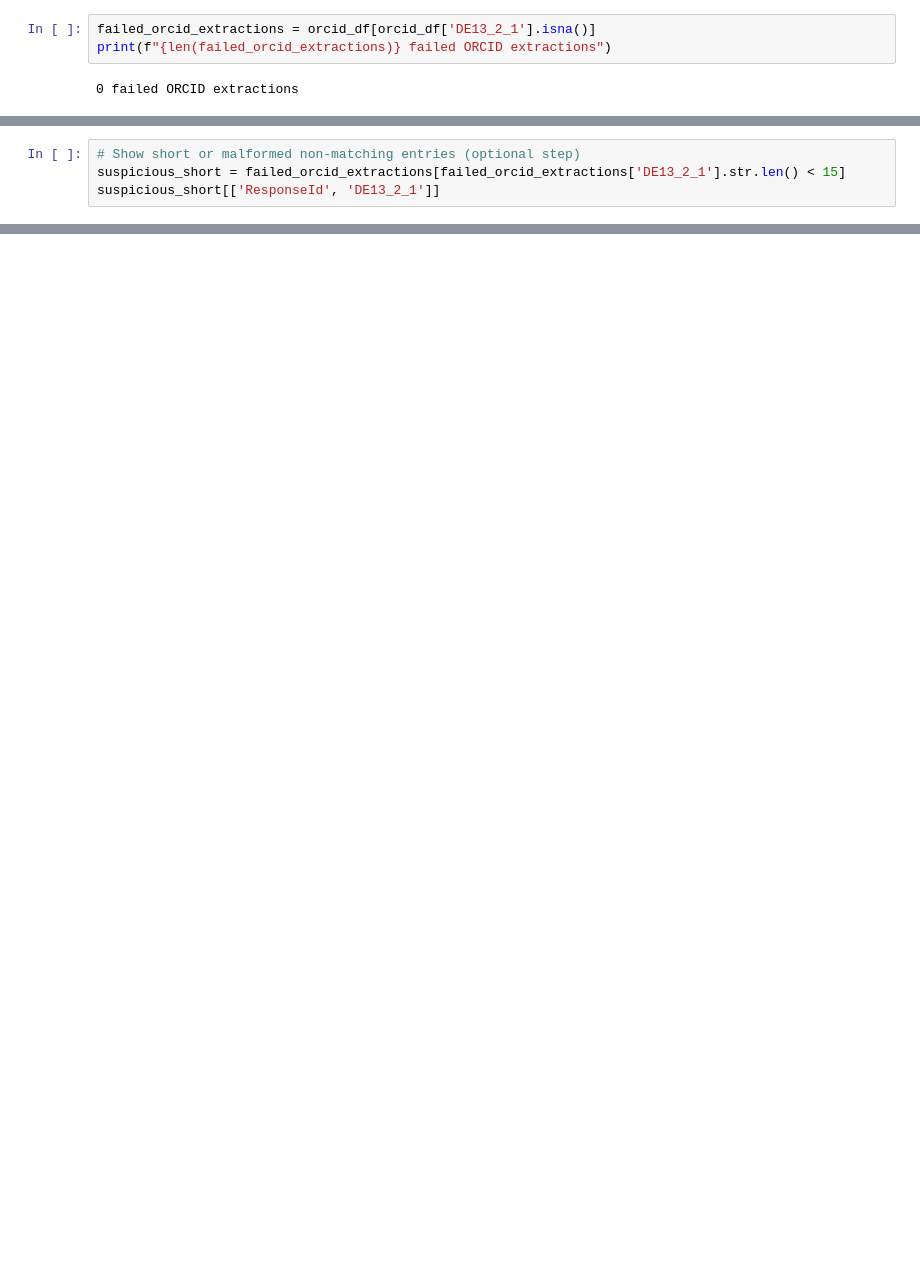
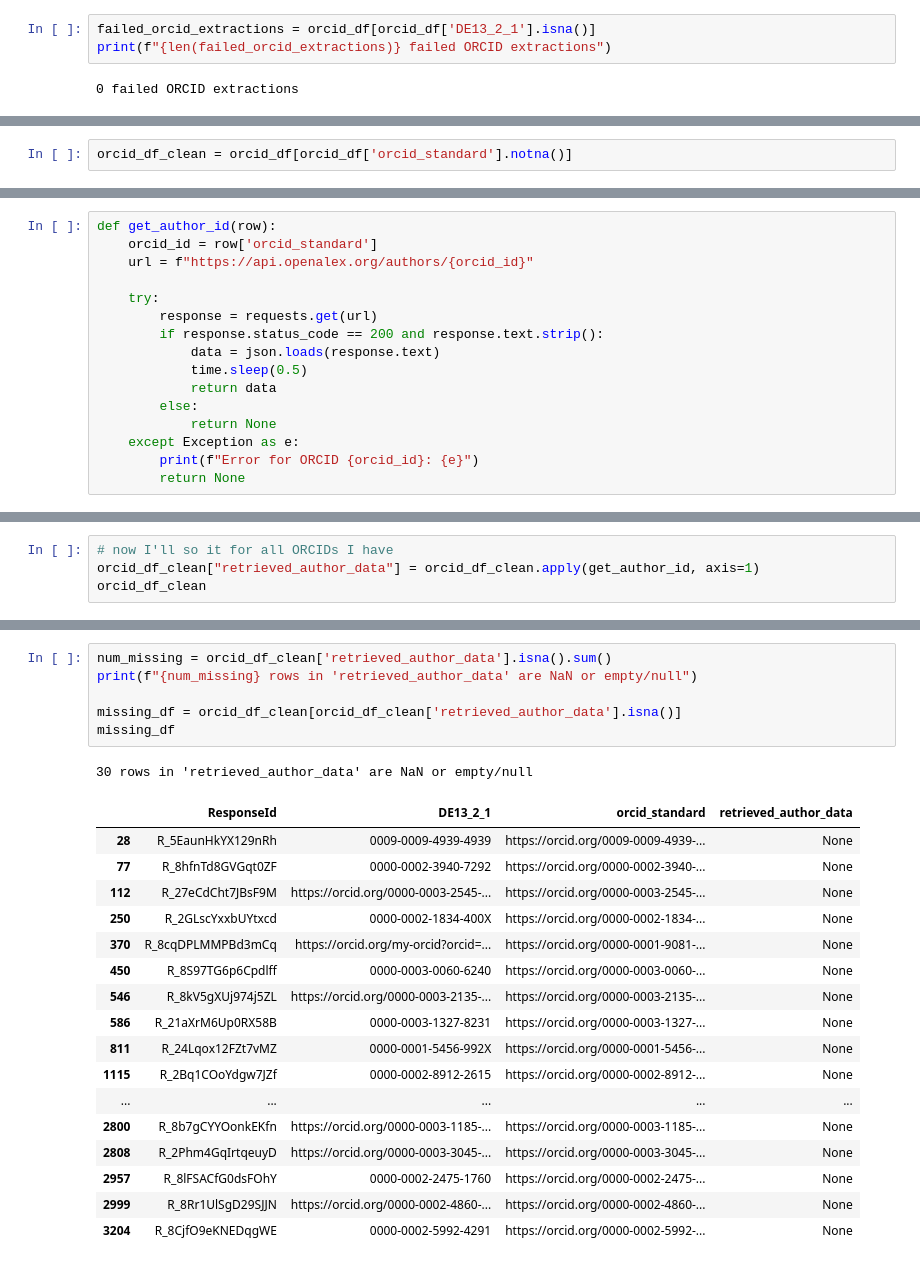
Before and after one commit to Ppandda/parenthood, a Jupyter notebook: parenthood_europe/notebooks/getting_temporal_data.ipynb, the cells around one changed output, grey strips where cells are left out. Drawn from its saved outputs; the diff is of its cells as text; blank space fills up the shorter version.

```diff
--- a/parenthood_europe/notebooks/getting_temporal_data.ipynb
+++ b/parenthood_europe/notebooks/getting_temporal_data.ipynb
@@ -138,6 +147,4 @@ failed_orcid_extractions[['ResponseId', 'DE13_2_1']]
 | 2975 | R_2TBHnWk3hdrfkom | https://scholar.google.com/citati... |
 | 3047 | R_8ery8MZOlUg82g1 | 0002-3523-8102 |
 # %%
-# Show short or malformed non-matching entries (optional step)
-suspicious_short = failed_orcid_extractions[failed_orcid_extractions['DE13_2_1'].str.len() < 15]
-suspicious_short[['ResponseId', 'DE13_2_1']]
+orcid_df_clean = orcid_df[orcid_df['orcid_standard'].notna()]
@@ -150,0 +366,16 @@ suspicious_short[['ResponseId', 'DE13_2_1']]
+# %%
+def get_author_id(row):
+    orcid_id = row['orcid_standard']
+    url = f"https://api.openalex.org/authors/{orcid_id}"
+
+    try:
+        response = requests.get(url)
+        if response.status_code == 200 and response.text.strip():
+            data = json.loads(response.text)
+            time.sleep(0.5)
+            return data
+        else:
+            return None
+    except Exception as e:
+        print(f"Error for ORCID {orcid_id}: {e}")
+        return None
@@ -150,0 +442,4 @@ suspicious_short[['ResponseId', 'DE13_2_1']]
+# %%
+# now I'll so it for all ORCIDs I have
+orcid_df_clean["retrieved_author_data"] = orcid_df_clean.apply(get_author_id, axis=1)
+orcid_df_clean
@@ -150,0 +468,25 @@ suspicious_short[['ResponseId', 'DE13_2_1']]
+# %%
+num_missing = orcid_df_clean['retrieved_author_data'].isna().sum()
+print(f"{num_missing} rows in 'retrieved_author_data' are NaN or empty/null")
+
+missing_df = orcid_df_clean[orcid_df_clean['retrieved_author_data'].isna()]
+missing_df
+# %% [output]
+30 rows in 'retrieved_author_data' are NaN or empty/null
+|  | ResponseId | DE13_2_1 | orcid_standard | retrieved_author_data |
+| 28 | R_5EaunHkYX129nRh | 0009-0009-4939-4939 | https://orcid.org/0009-0009-4939-... | None |
+| 77 | R_8hfnTd8GVGqt0ZF | 0000-0002-3940-7292 | https://orcid.org/0000-0002-3940-... | None |
+| 112 | R_27eCdCht7JBsF9M | https://orcid.org/0000-0003-2545-... | https://orcid.org/0000-0003-2545-... | None |
+| 250 | R_2GLscYxxbUYtxcd | 0000-0002-1834-400X | https://orcid.org/0000-0002-1834-... | None |
+| 370 | R_8cqDPLMMPBd3mCq | https://orcid.org/my-orcid?orcid=... | https://orcid.org/0000-0001-9081-... | None |
+| 450 | R_8S97TG6p6Cpdlff | 0000-0003-0060-6240 | https://orcid.org/0000-0003-0060-... | None |
+| 546 | R_8kV5gXUj974j5ZL | https://orcid.org/0000-0003-2135-... | https://orcid.org/0000-0003-2135-... | None |
+| 586 | R_21aXrM6Up0RX58B | 0000-0003-1327-8231 | https://orcid.org/0000-0003-1327-... | None |
+| 811 | R_24Lqox12FZt7vMZ | 0000-0001-5456-992X | https://orcid.org/0000-0001-5456-... | None |
+| 1115 | R_2Bq1COoYdgw7JZf | 0000-0002-8912-2615 | https://orcid.org/0000-0002-8912-... | None |
+| ... | ... | ... | ... | ... |
+| 2800 | R_8b7gCYYOonkEKfn | https://orcid.org/0000-0003-1185-... | https://orcid.org/0000-0003-1185-... | None |
+| 2808 | R_2Phm4GqIrtqeuyD | https://orcid.org/0000-0003-3045-... | https://orcid.org/0000-0003-3045-... | None |
+| 2957 | R_8lFSACfG0dsFOhY | 0000-0002-2475-1760 | https://orcid.org/0000-0002-2475-... | None |
+| 2999 | R_8Rr1UlSgD29SJJN | https://orcid.org/0000-0002-4860-... | https://orcid.org/0000-0002-4860-... | None |
+| 3204 | R_8CjfO9eKNEDqgWE | 0000-0002-5992-4291 | https://orcid.org/0000-0002-5992-... | None |
```
Also changed, not shown: parts of 37 cells of this notebook, 1 other file.
